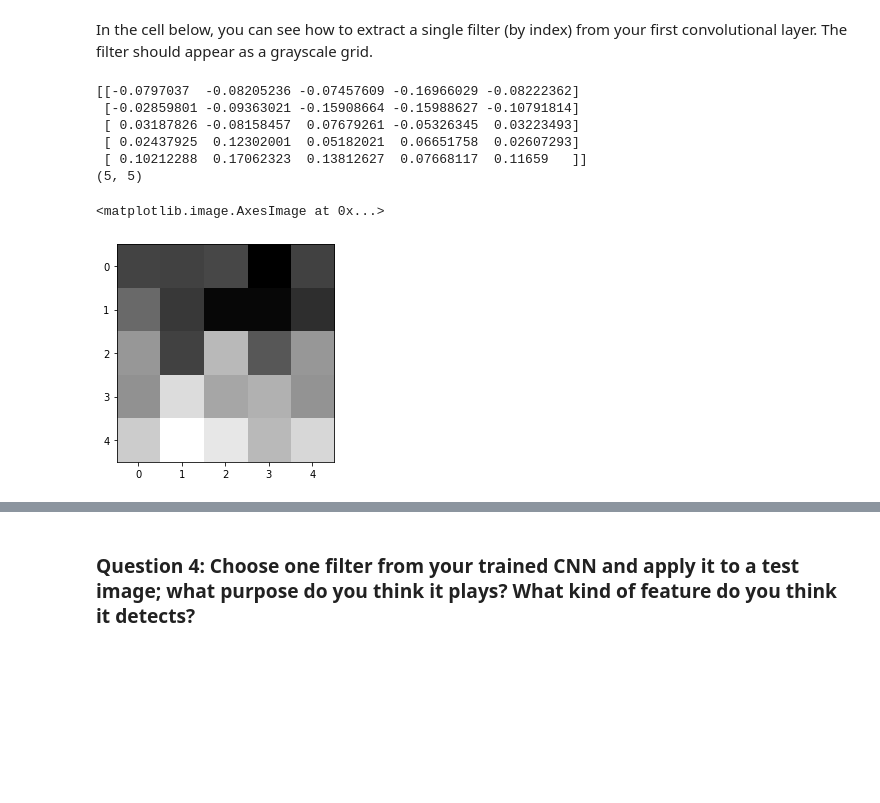
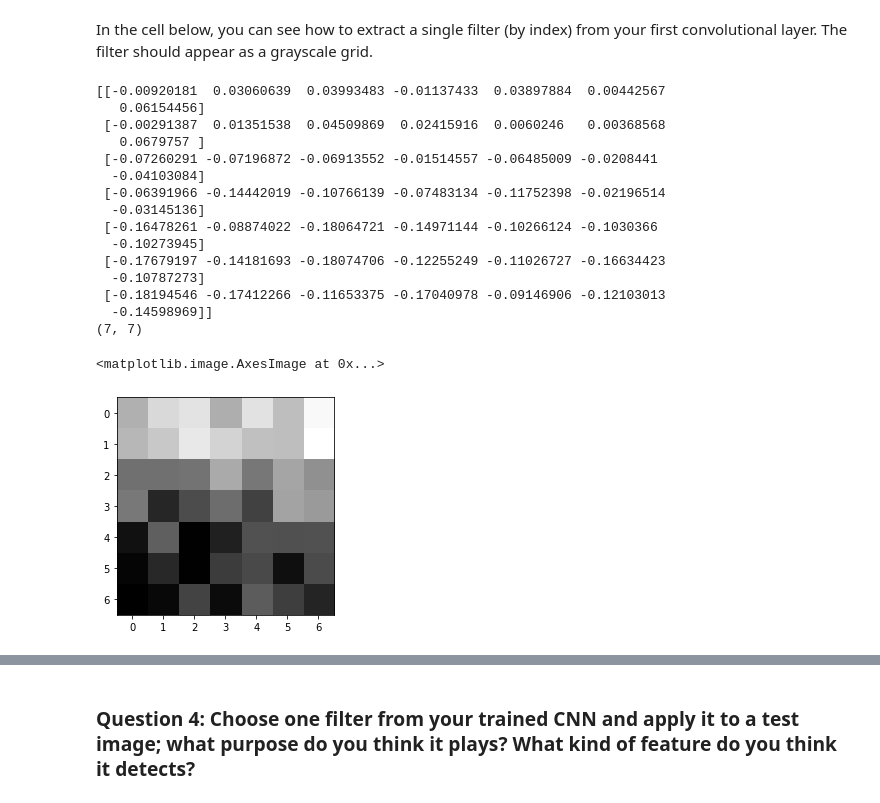
Before and after one commit to houssamn/FacialKeypoints, a Jupyter notebook: 2. Define the Network Architecture.ipynb, the cells around one changed output, grey strips where cells are left out. Drawn from its saved outputs; the diff is of its cells as text; code cells hidden in the pictures; blank space fills up the shorter version.

```diff
--- a/2. Define the Network Architecture.ipynb
+++ b/2. Define the Network Architecture.ipynb
@@ -459,26 +491,35 @@ In the cell below, you can see how to extract a single filter (by index) from yo
 # %%
 # Get the weights in the first conv layer, "conv1"
 # if necessary, change this to reflect the name of your first conv layer
 weights1 = net.conv1.weight.data
 
 w = weights1.cpu().numpy()
 
-filter_index = 4
+filter_index = 8
 
 print(w[filter_index][0])
 print(w[filter_index][0].shape)
 
 # display the filter weights
 plt.imshow(w[filter_index][0], cmap='gray')
 # %% [output]
-[[-0.0797037  -0.08205236 -0.07457609 -0.16966029 -0.08222362]
- [-0.02859801 -0.09363021 -0.15908664 -0.15988627 -0.10791814]
- [ 0.03187826 -0.08158457  0.07679261 -0.05326345  0.03223493]
- [ 0.02437925  0.12302001  0.05182021  0.06651758  0.02607293]
- [ 0.10212288  0.17062323  0.13812627  0.07668117  0.11659   ]]
-(5, 5)
+[[-0.00920181  0.03060639  0.03993483 -0.01137433  0.03897884  0.00442567
+   0.06154456]
+ [-0.00291387  0.01351538  0.04509869  0.02415916  0.0060246   0.00368568
+   0.0679757 ]
+ [-0.07260291 -0.07196872 -0.06913552 -0.01514557 -0.06485009 -0.0208441
+  -0.04103084]
+ [-0.06391966 -0.14442019 -0.10766139 -0.07483134 -0.11752398 -0.02196514
+  -0.03145136]
+ [-0.16478261 -0.08874022 -0.18064721 -0.14971144 -0.10266124 -0.1030366
+  -0.10273945]
+ [-0.17679197 -0.14181693 -0.18074706 -0.12255249 -0.11026727 -0.16634423
+  -0.10787273]
+ [-0.18194546 -0.17412266 -0.11653375 -0.17040978 -0.09146906 -0.12103013
+  -0.14598969]]
+(7, 7)
 <matplotlib.image.AxesImage at 0x...>
-[figure, old version]
+[figure, new version]
 # %% [markdown]
 ## Feature maps
 
```
Also changed, not shown: parts of 25 cells of this notebook, 1 other file.
